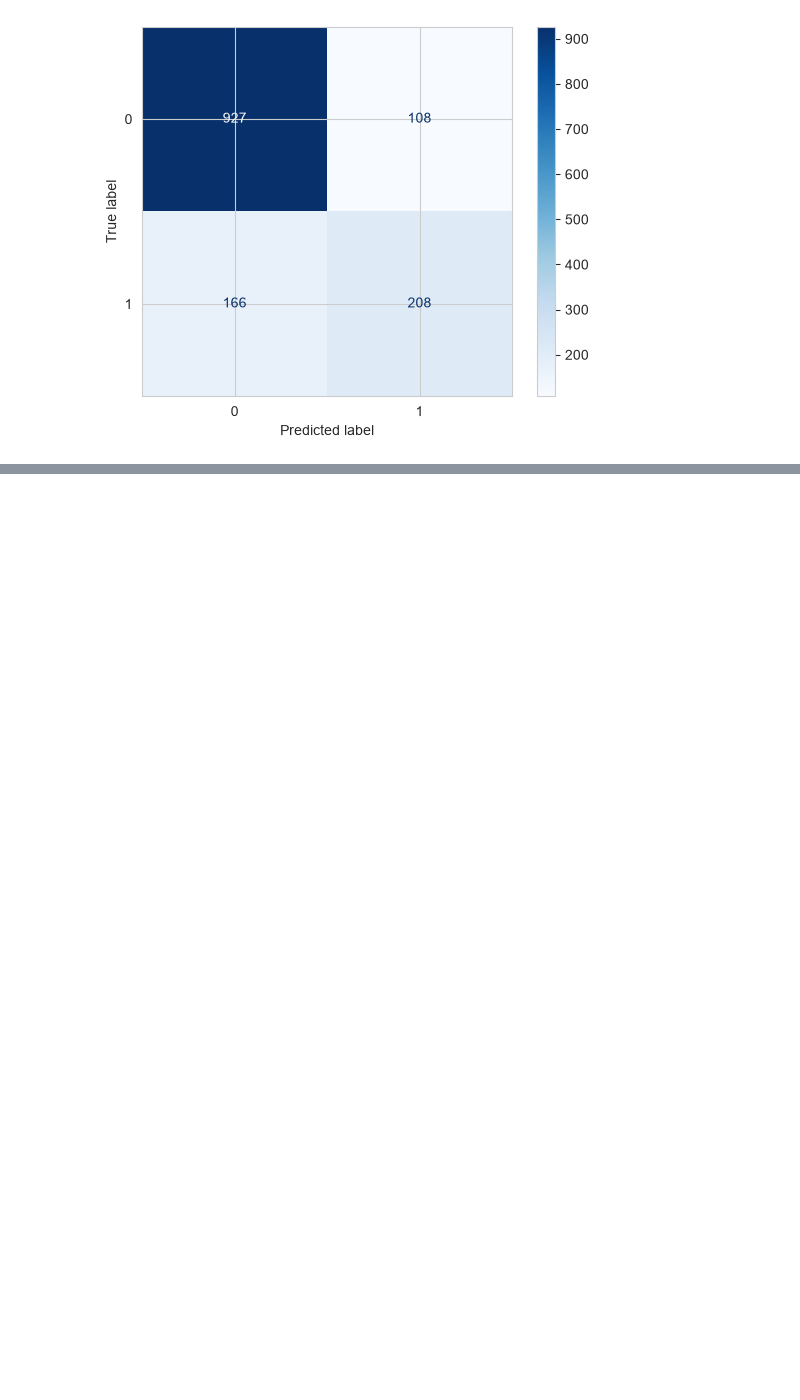
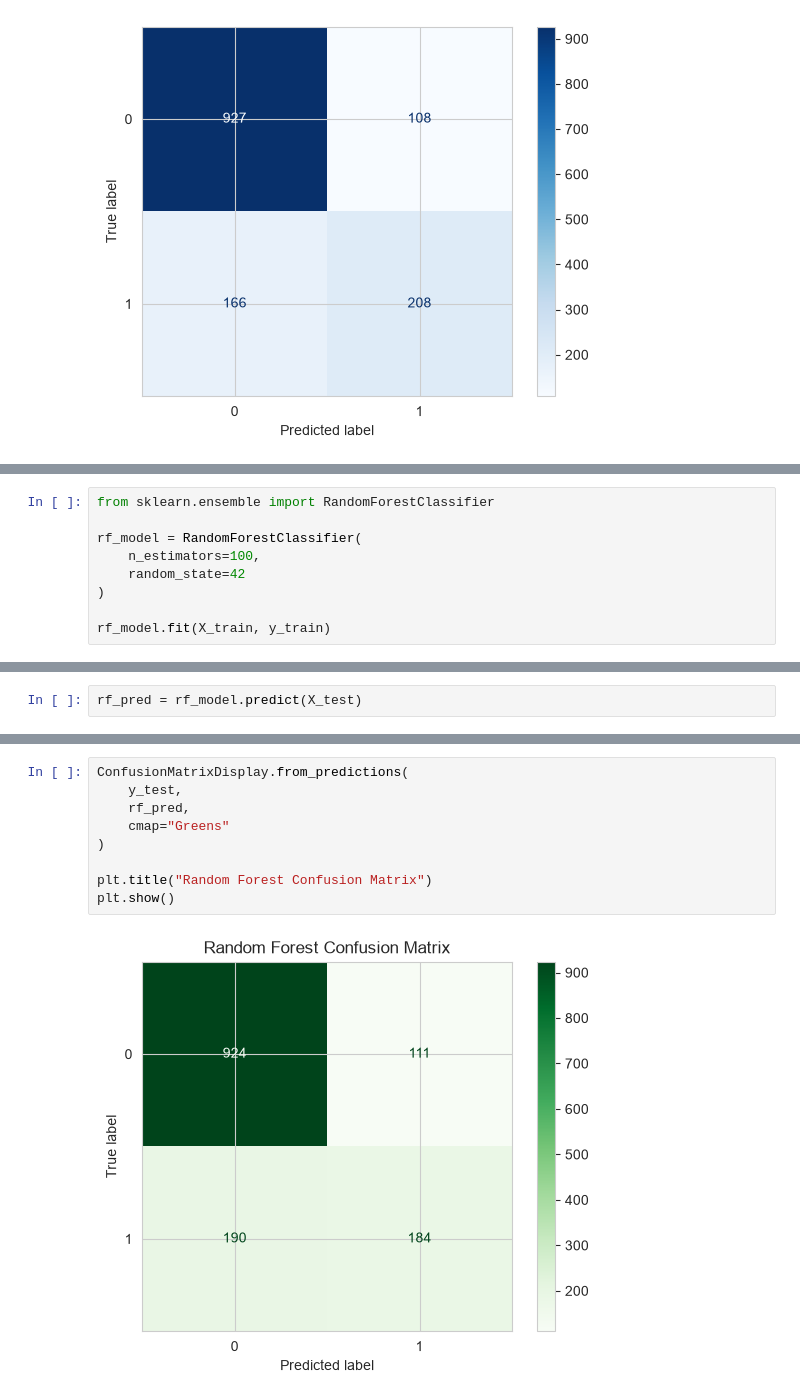
Before and after one commit to Cyanide07x/Customer-Churn-Analysis, a Jupyter notebook: notebook/Customer_Churn_Analysis.ipynb, the cells around one changed output, grey strips where cells are left out. Drawn from its saved outputs; the diff is of its cells as text; blank space fills up the shorter version.

```diff
--- a/notebook/Customer_Churn_Analysis.ipynb
+++ b/notebook/Customer_Churn_Analysis.ipynb
@@ -858,0 +833,9 @@ Series([], dtype: int64)
+# %%
+from sklearn.ensemble import RandomForestClassifier
+
+rf_model = RandomForestClassifier(
+    n_estimators=100,
+    random_state=42
+)
+
+rf_model.fit(X_train, y_train)
@@ -858,0 +844,2 @@ Series([], dtype: int64)
+# %%
+rf_pred = rf_model.predict(X_test)
@@ -858,0 +871,11 @@ Series([], dtype: int64)
+# %%
+ConfusionMatrixDisplay.from_predictions(
+    y_test,
+    rf_pred,
+    cmap="Greens"
+)
+
+plt.title("Random Forest Confusion Matrix")
+plt.show()
+# %% [output]
+[figure, added]
```
Also changed, not shown: parts of 17 cells of this notebook.
